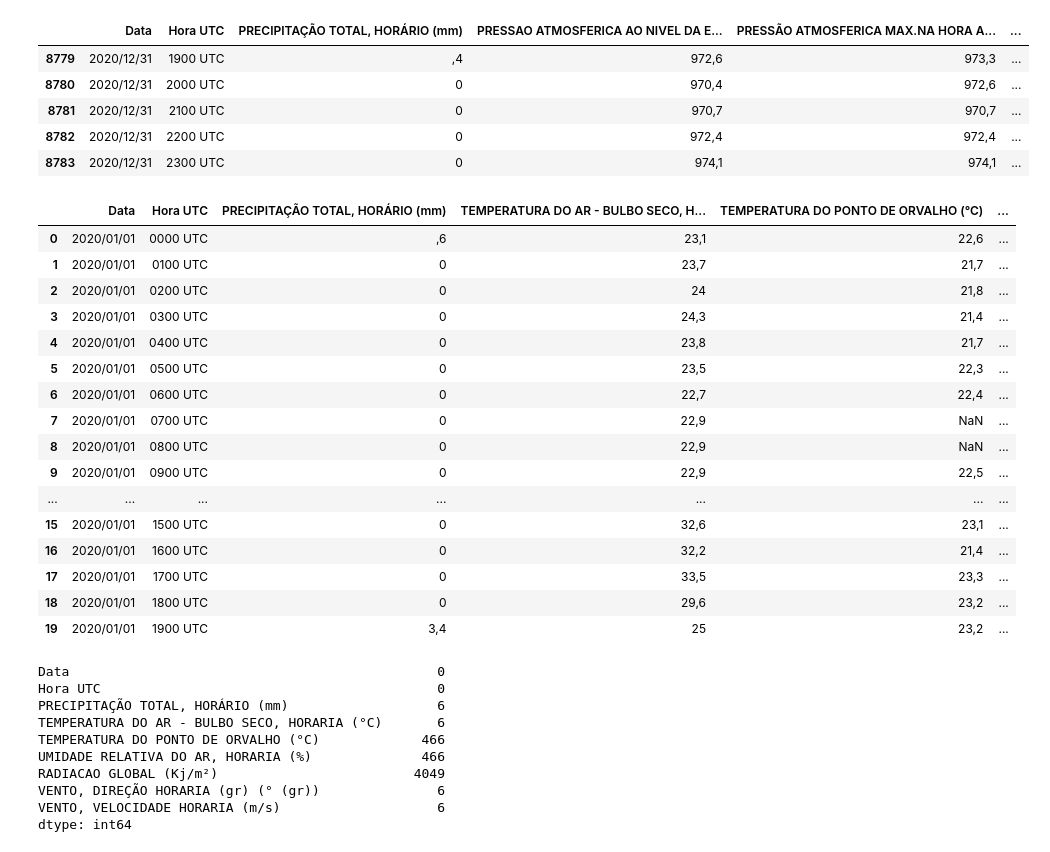
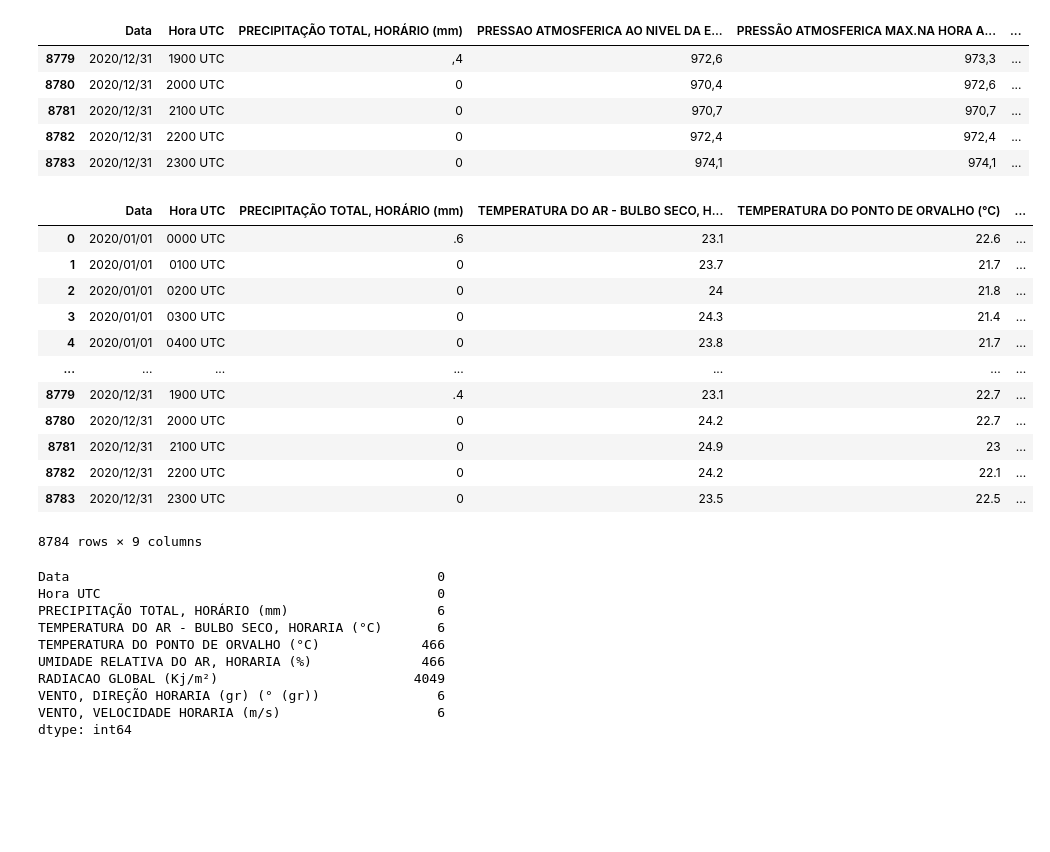
Before and after one commit to reprograma/on35-python-s13-projeto-guiado-II, a Jupyter notebook: exercicios/projeto-guiado/projeto_leticia_vidal.ipynb, the cells around one changed output. Drawn from its saved outputs; the diff is of its cells as text; code cells hidden in the pictures; blank space fills up the shorter version.

```diff
--- a/exercicios/projeto-guiado/projeto_leticia_vidal.ipynb
+++ b/exercicios/projeto-guiado/projeto_leticia_vidal.ipynb
@@ -44,26 +44,22 @@ df.tail()
 | 8783 | 2020/12/31 | 2300 UTC | 0 | 974,1 | 974,1 | ... |
 # %%
 df = df[['Data','Hora UTC','PRECIPITAÇÃO TOTAL, HORÁRIO (mm)', 'TEMPERATURA DO AR - BULBO SECO, HORARIA (°C)','TEMPERATURA DO PONTO DE ORVALHO (°C)','UMIDADE RELATIVA DO AR, HORARIA (%)', 'RADIACAO GLOBAL (Kj/m²)', 'VENTO, DIREÇÃO HORARIA (gr) (° (gr))' ,'VENTO, VELOCIDADE HORARIA (m/s)']]
-# %%
-df.head(20)
-# %% [output]
-|  | Data | Hora UTC | PRECIPITAÇÃO TOTAL, HORÁRIO (mm) | TEMPERATURA DO AR - BULBO SECO, H... | TEMPERATURA DO PONTO DE ORVALHO (°C) | ... |
-| 0 | 2020/01/01 | 0000 UTC | ,6 | 23,1 | 22,6 | ... |
-| 1 | 2020/01/01 | 0100 UTC | 0 | 23,7 | 21,7 | ... |
-| 2 | 2020/01/01 | 0200 UTC | 0 | 24 | 21,8 | ... |
-| 3 | 2020/01/01 | 0300 UTC | 0 | 24,3 | 21,4 | ... |
-| 4 | 2020/01/01 | 0400 UTC | 0 | 23,8 | 21,7 | ... |
-| 5 | 2020/01/01 | 0500 UTC | 0 | 23,5 | 22,3 | ... |
-| 6 | 2020/01/01 | 0600 UTC | 0 | 22,7 | 22,4 | ... |
-| 7 | 2020/01/01 | 0700 UTC | 0 | 22,9 | NaN | ... |
-| 8 | 2020/01/01 | 0800 UTC | 0 | 22,9 | NaN | ... |
-| 9 | 2020/01/01 | 0900 UTC | 0 | 22,9 | 22,5 | ... |
-| ... | ... | ... | ... | ... | ... | ... |
-| 15 | 2020/01/01 | 1500 UTC | 0 | 32,6 | 23,1 | ... |
-| 16 | 2020/01/01 | 1600 UTC | 0 | 32,2 | 21,4 | ... |
-| 17 | 2020/01/01 | 1700 UTC | 0 | 33,5 | 23,3 | ... |
-| 18 | 2020/01/01 | 1800 UTC | 0 | 29,6 | 23,2 | ... |
-| 19 | 2020/01/01 | 1900 UTC | 3,4 | 25 | 23,2 | ... |
+# %%
+df.replace(',','.',regex=True)
+# %% [output]
+|  | Data | Hora UTC | PRECIPITAÇÃO TOTAL, HORÁRIO (mm) | TEMPERATURA DO AR - BULBO SECO, H... | TEMPERATURA DO PONTO DE ORVALHO (°C) | ... |
+| 0 | 2020/01/01 | 0000 UTC | .6 | 23.1 | 22.6 | ... |
+| 1 | 2020/01/01 | 0100 UTC | 0 | 23.7 | 21.7 | ... |
+| 2 | 2020/01/01 | 0200 UTC | 0 | 24 | 21.8 | ... |
+| 3 | 2020/01/01 | 0300 UTC | 0 | 24.3 | 21.4 | ... |
+| 4 | 2020/01/01 | 0400 UTC | 0 | 23.8 | 21.7 | ... |
+| ... | ... | ... | ... | ... | ... | ... |
+| 8779 | 2020/12/31 | 1900 UTC | .4 | 23.1 | 22.7 | ... |
+| 8780 | 2020/12/31 | 2000 UTC | 0 | 24.2 | 22.7 | ... |
+| 8781 | 2020/12/31 | 2100 UTC | 0 | 24.9 | 23 | ... |
+| 8782 | 2020/12/31 | 2200 UTC | 0 | 24.2 | 22.1 | ... |
+| 8783 | 2020/12/31 | 2300 UTC | 0 | 23.5 | 22.5 | ... |
+8784 rows × 9 columns
 # %%
 df_5 = df.isnull().sum()
 df_5
```
Also changed, not shown: parts of 7 cells of this notebook, 2 other files.
